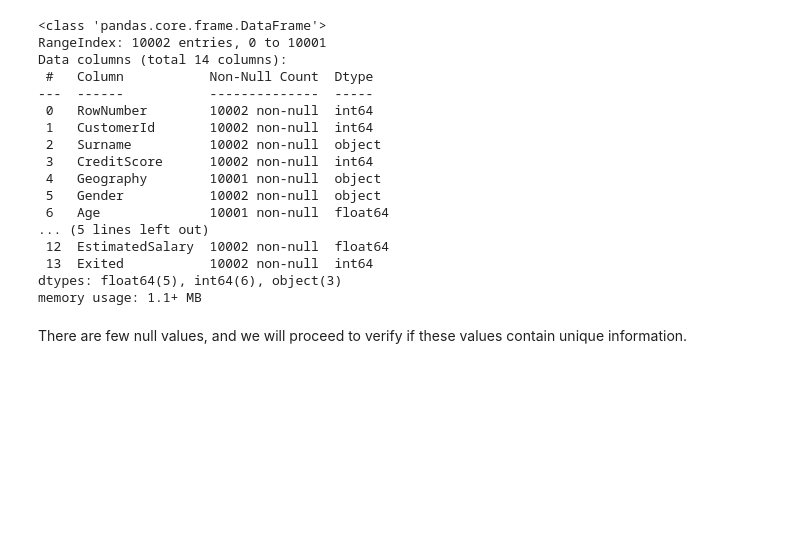
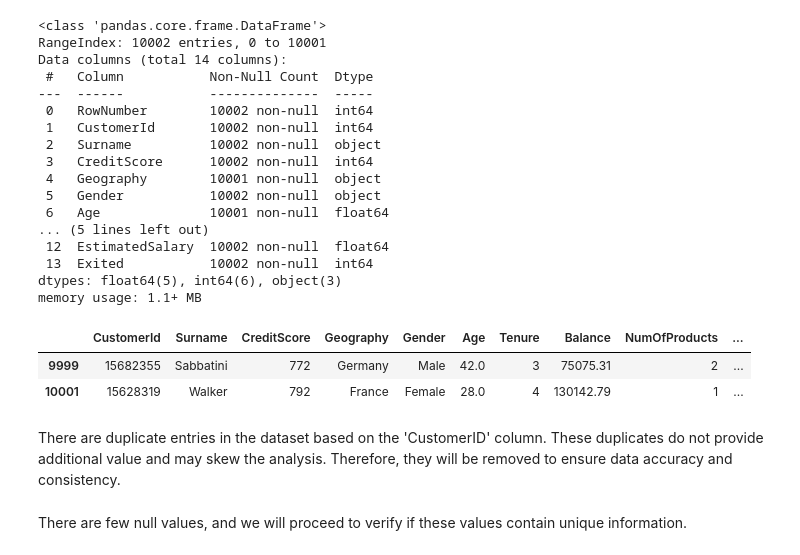
Before and after one commit to davexat/Customer_Churn_Predictor, a Jupyter notebook: notebooks/1.0_dsb_data_preparation.ipynb, the cells around one changed output. Cells and saved outputs as stored; diff of their text form; code cells hidden in the pictures; blank space fills up the shorter version.

Commit message:
fix: data cleaning

```diff
--- a/notebooks/1.0_dsb_data_preparation.ipynb
+++ b/notebooks/1.0_dsb_data_preparation.ipynb
@@ -64,3 +64,11 @@ dtypes: float64(5), int64(6), object(3)
 memory usage: 1.1+ MB
 # %%
 df = df.drop(columns=['RowNumber'])
+# %%
+df[df.duplicated(subset=['CustomerId'])]
+# %% [output]
+|  | CustomerId | Surname | CreditScore | Geography | Gender | Age | Tenure | Balance | NumOfProducts | ... |
+| 9999 | 15682355 | Sabbatini | 772 | Germany | Male | 42.0 | 3 | 75075.31 | 2 | ... |
+| 10001 | 15628319 | Walker | 792 | France | Female | 28.0 | 4 | 130142.79 | 1 | ... |
+# %% [markdown]
+There are duplicate entries in the dataset based on the 'CustomerID' column. These duplicates do not provide additional value and may skew the analysis. Therefore, they will be removed to ensure data accuracy and consistency.
```
Also changed, not shown: parts of 3 cells of this notebook, 3 other files.
